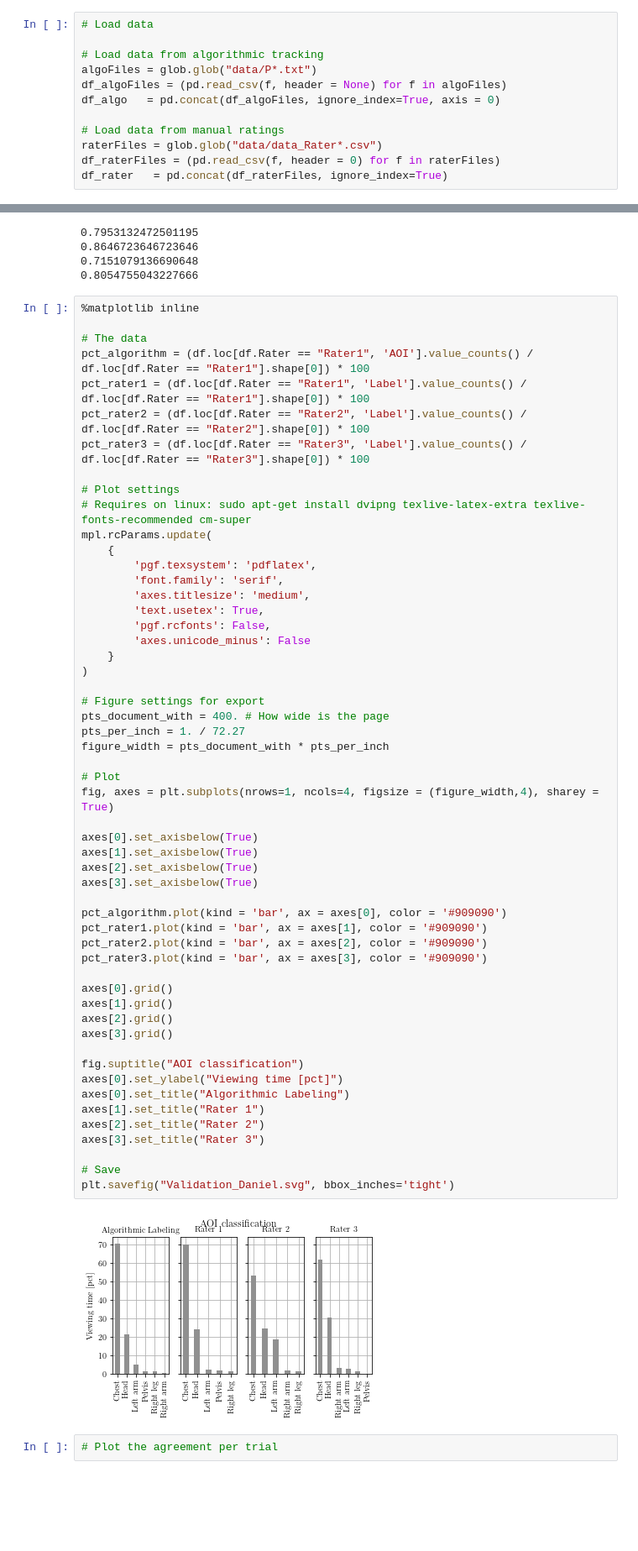
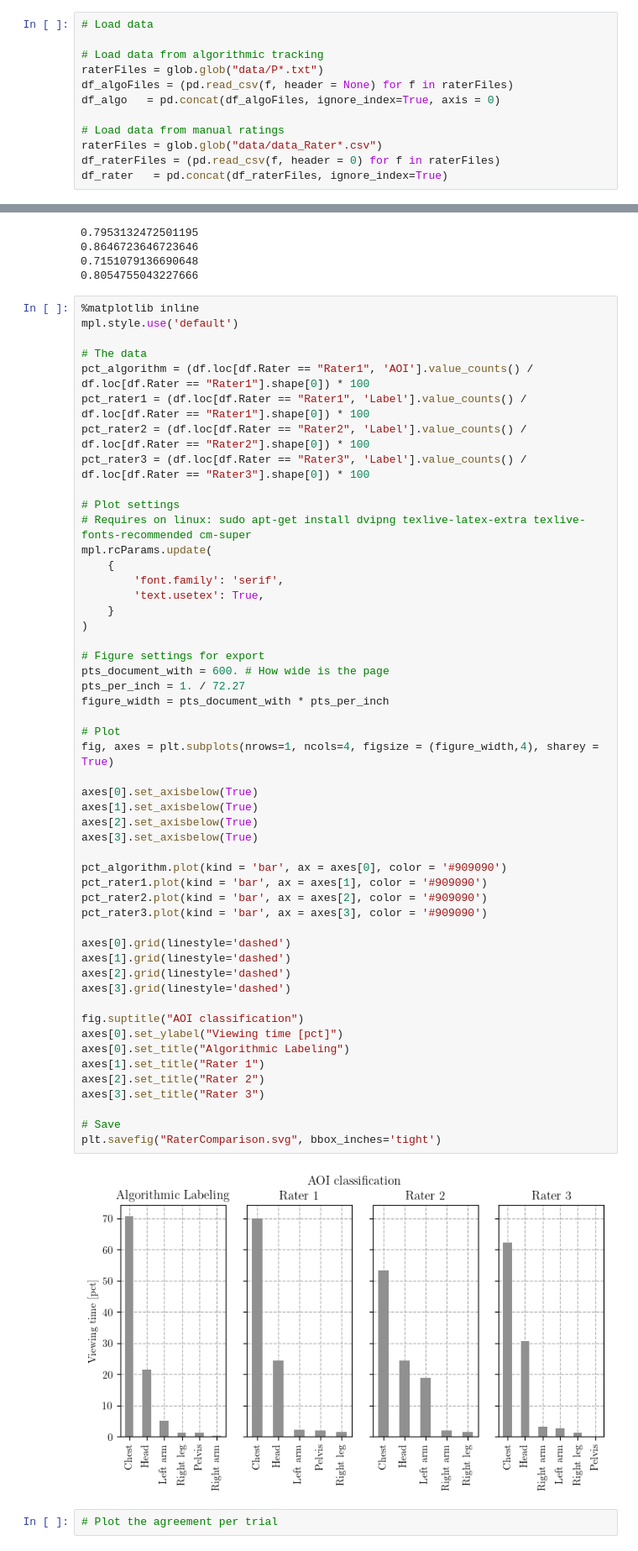
Before and after one commit to footballdaniel/AlgorithmicValidation, a Jupyter notebook: _dataInterpretation/rating_agreement.ipynb, the cells around one changed output, grey strips where cells are left out. Shown at 84% size. Drawn from its saved outputs; the diff is of its cells as text; blank space fills up the shorter version.

```diff
--- a/_dataInterpretation/rating_agreement.ipynb
+++ b/_dataInterpretation/rating_agreement.ipynb
@@ -10,8 +10,8 @@ import matplotlib as mpl
 # Load data
 
 # Load data from algorithmic tracking
-algoFiles = glob.glob("data/P*.txt")
-df_algoFiles = (pd.read_csv(f, header = None) for f in algoFiles)
+raterFiles = glob.glob("data/P*.txt")
+df_algoFiles = (pd.read_csv(f, header = None) for f in raterFiles)
 df_algo   = pd.concat(df_algoFiles, ignore_index=True, axis = 0)
 
 # Load data from manual ratings
@@ -89,6 +89,7 @@ print(df_rater3.Correct.sum() / len(df_rater3.Correct))
 0.8054755043227666
 # %%
 %matplotlib inline
+mpl.style.use('default')
 
 # The data
 pct_algorithm = (df.loc[df.Rater == "Rater1", 'AOI'].value_counts() / df.loc[df.Rater == "Rater1"].shape[0]) * 100
@@ -100,48 +101,44 @@ pct_rater3 = (df.loc[df.Rater == "Rater3", 'Label'].value_counts() / df.loc[df.R
 # Requires on linux: sudo apt-get install dvipng texlive-latex-extra texlive-fonts-recommended cm-super
 mpl.rcParams.update(
     {
-        'pgf.texsystem': 'pdflatex',
         'font.family': 'serif',
-        'axes.titlesize': 'medium',
         'text.usetex': True,
-        'pgf.rcfonts': False,
-        'axes.unicode_minus': False
     }
 )
 
 # Figure settings for export
-pts_document_with = 400. # How wide is the page
+pts_document_with = 600. # How wide is the page
 pts_per_inch = 1. / 72.27
 figure_width = pts_document_with * pts_per_inch
 
 # Plot
 fig, axes = plt.subplots(nrows=1, ncols=4, figsize = (figure_width,4), sharey = True)
 
 axes[0].set_axisbelow(True)
 axes[1].set_axisbelow(True)
 axes[2].set_axisbelow(True)
 axes[3].set_axisbelow(True)
 
 pct_algorithm.plot(kind = 'bar', ax = axes[0], color = '#909090')
 pct_rater1.plot(kind = 'bar', ax = axes[1], color = '#909090')
 pct_rater2.plot(kind = 'bar', ax = axes[2], color = '#909090')
 pct_rater3.plot(kind = 'bar', ax = axes[3], color = '#909090')
 
-axes[0].grid()
-axes[1].grid()
-axes[2].grid()
-axes[3].grid()
+axes[0].grid(linestyle='dashed')
+axes[1].grid(linestyle='dashed')
+axes[2].grid(linestyle='dashed')
+axes[3].grid(linestyle='dashed')
 
 fig.suptitle("AOI classification")
 axes[0].set_ylabel("Viewing time [pct]")
 axes[0].set_title("Algorithmic Labeling")
 axes[1].set_title("Rater 1")
 axes[2].set_title("Rater 2")
 axes[3].set_title("Rater 3")
 
 # Save
-plt.savefig("Validation_Daniel.svg", bbox_inches='tight')
+plt.savefig("RaterComparison.svg", bbox_inches='tight')
 # %% [output]
-[figure, old version]
+[figure, new version]
 # %%
 # Plot the agreement per trial
```
Also changed, not shown: 1 other file.
